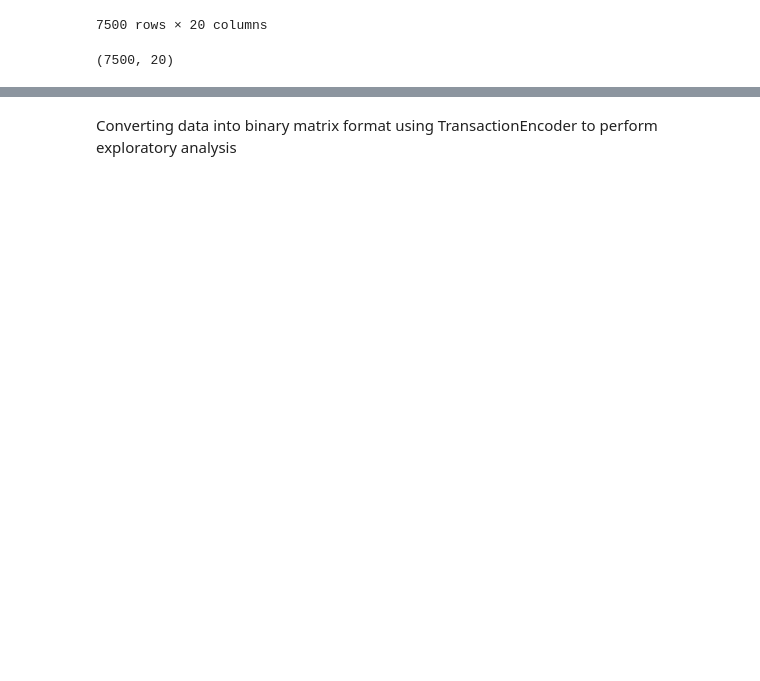
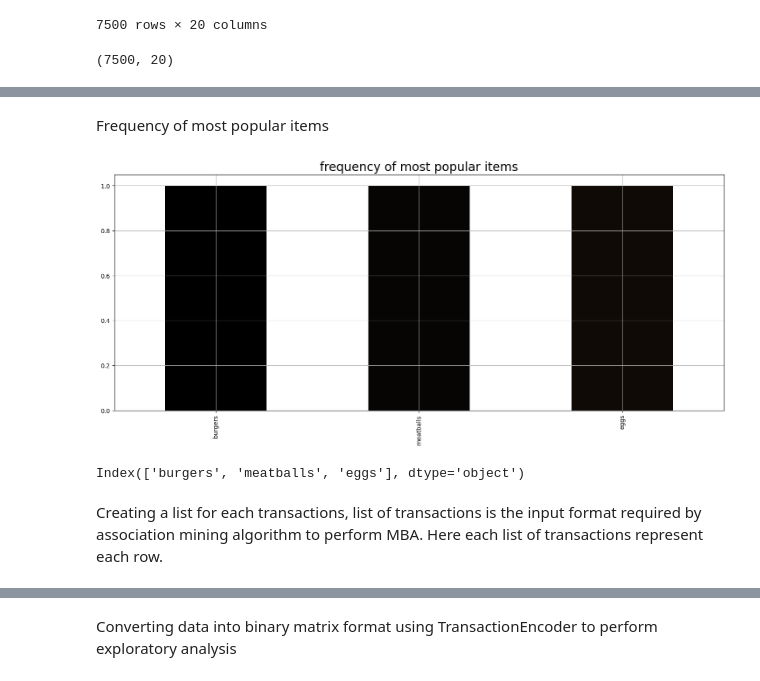
Before and after one commit to badrinarayanan02/machine_learning, a Jupyter notebook: 2348507_lab3.ipynb, the cells around one changed output, grey strips where cells are left out. Saved outputs shown, nothing was run; the diff lists cells and outputs as text; code cells hidden in the pictures; blank space fills up the shorter version.

```diff
--- a/2348507_lab3.ipynb
+++ b/2348507_lab3.ipynb
@@ -36,0 +52,20 @@ market_data.shape
+# %% [markdown]
+Frequency of most popular items
+# %%
+plt.rcParams['figure.figsize'] = (18, 7)
+color = plt.cm.copper(np.linspace(0, 1, 40))
+market_data.iloc[0].value_counts().head(40).plot.bar(color = color)
+plt.title('frequency of most popular items', fontsize = 20)
+plt.xticks(rotation = 90 )
+plt.grid()
+plt.show()
+# %% [output]
+[figure, added]
+# %%
+y = market_data.iloc[0].value_counts().head(50).to_frame()
+y.index
+# %% [output]
+Index(['burgers', 'meatballs', 'eggs'], dtype='object')
+# %% [markdown]
+Creating a list for each transactions, list of transactions is the input format required by association mining algorithm to perform MBA.
+Here each list of transactions represent each row.
```
Also changed, not shown: parts of 15 cells of this notebook.
